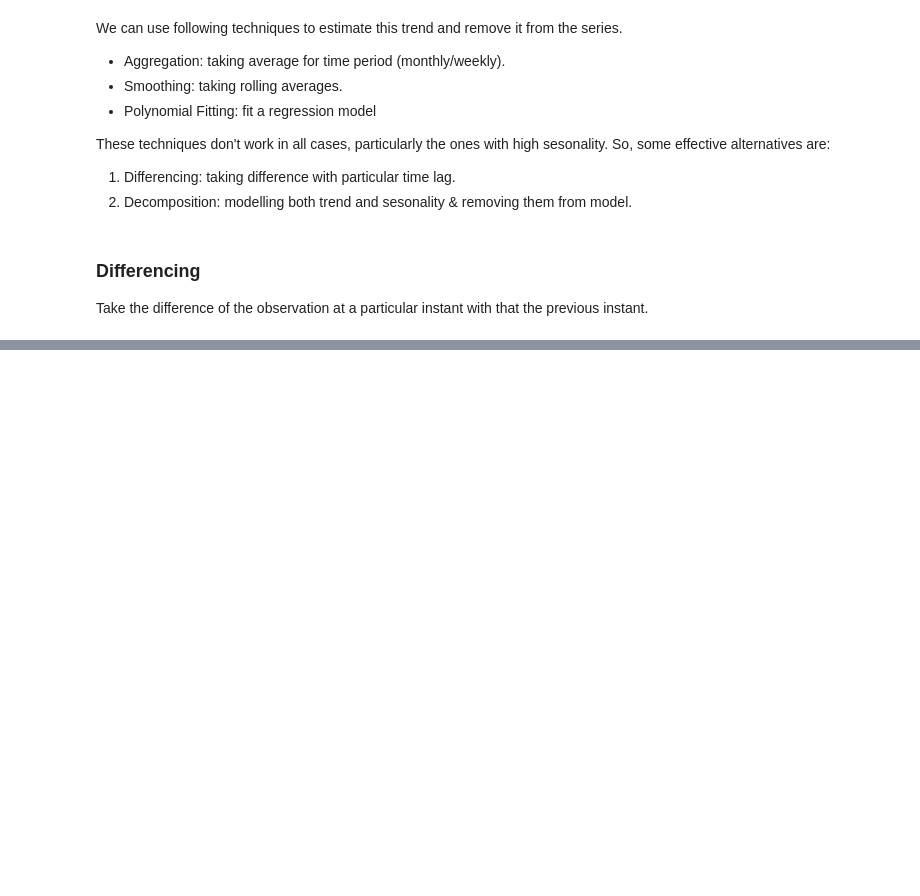
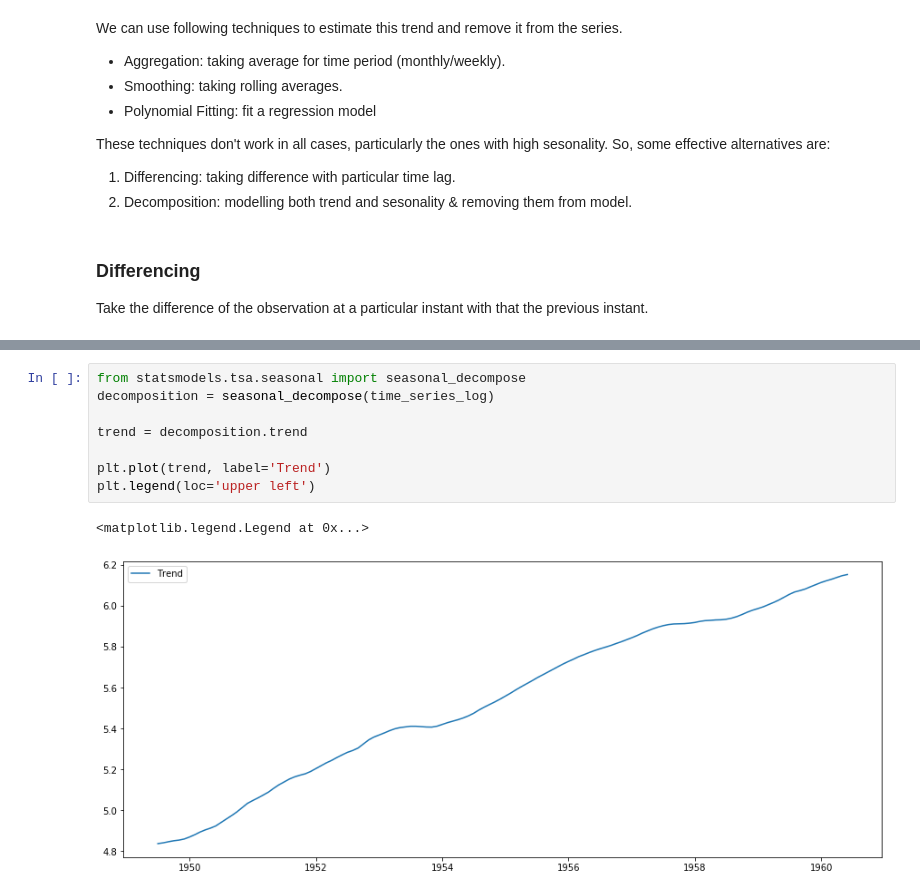
Before and after one commit to adisakshya/time-series-analysis, a Jupyter notebook: Time Series Regression.ipynb, the cells around one changed output, grey strips where cells are left out. Saved outputs shown, nothing was run; the diff lists cells and outputs as text; blank space fills up the shorter version.

```diff
--- a/Time Series Regression.ipynb
+++ b/Time Series Regression.ipynb
@@ -219,0 +230,11 @@ rolling_statistics_test(time_series_log_diff)
+# %%
+from statsmodels.tsa.seasonal import seasonal_decompose
+decomposition = seasonal_decompose(time_series_log)
+
+trend = decomposition.trend
+
+plt.plot(trend, label='Trend')
+plt.legend(loc='upper left')
+# %% [output]
+<matplotlib.legend.Legend at 0x...>
+[figure, added]
```
Also changed, not shown: parts of 13 cells of this notebook.
